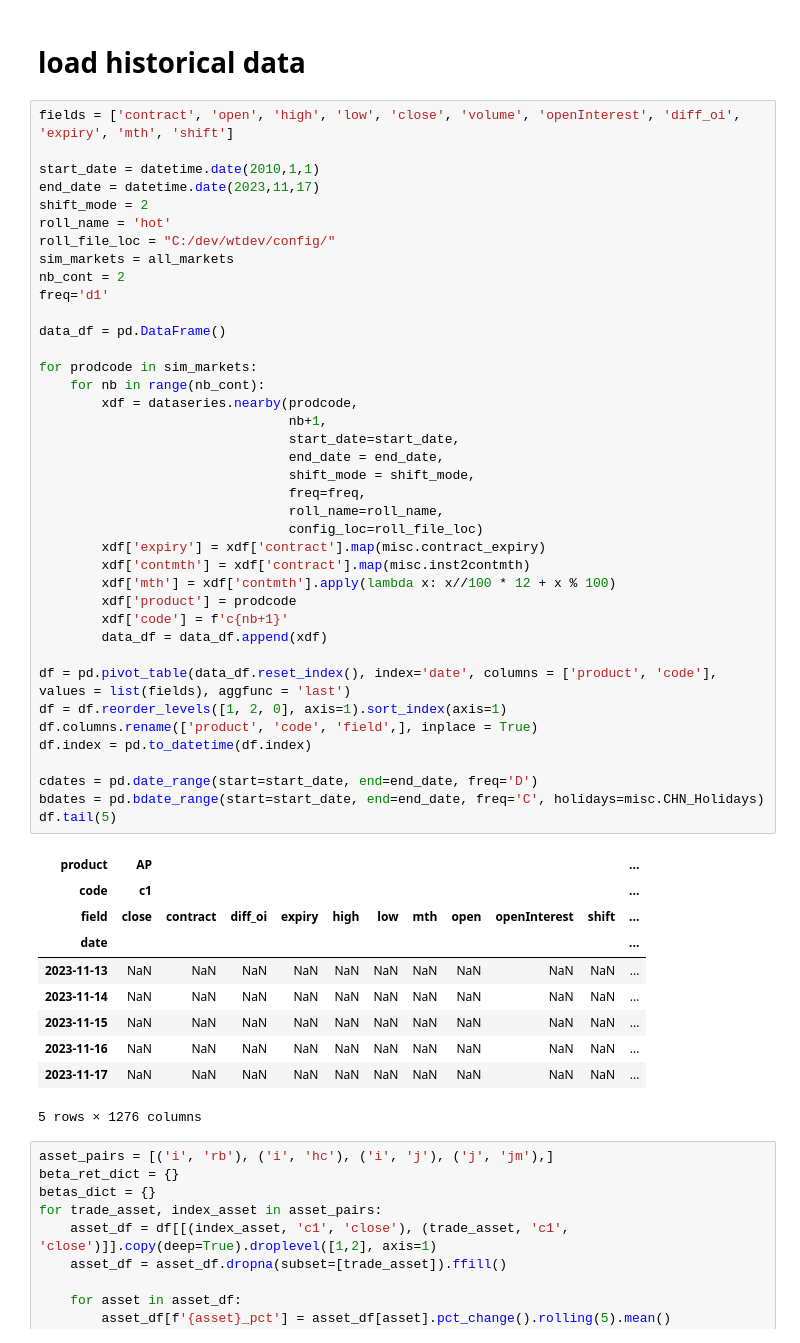
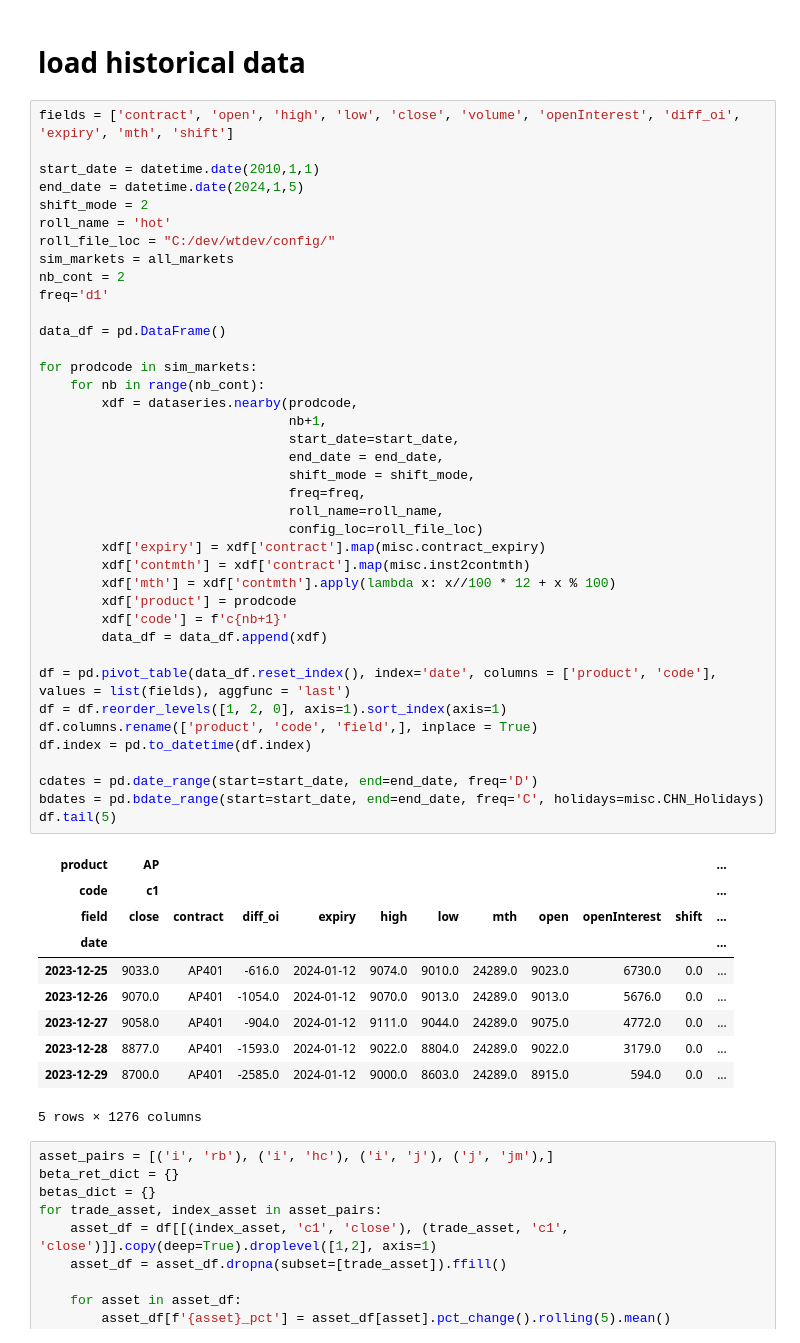
Before and after one commit to harvey1673/pyktrader3, a Jupyter notebook: bktest/bt_signal - phybasis.ipynb, the cells around one changed output. Drawn from its saved outputs; the diff is of its cells as text.

```diff
--- a/bktest/bt_signal - phybasis.ipynb
+++ b/bktest/bt_signal - phybasis.ipynb
@@ -74,7 +74,7 @@ daily_start_dict = { 'c': datetime.date(2011,1,1), 'm': datetime.date(2011,1,1),
 fields = ['contract', 'open', 'high', 'low', 'close', 'volume', 'openInterest', 'diff_oi', 'expiry', 'mth', 'shift']
 
 start_date = datetime.date(2010,1,1)
-end_date = datetime.date(2023,11,17)
+end_date = datetime.date(2024,1,5)
 shift_mode = 2
 roll_name = 'hot'
 roll_file_loc = "C:/dev/wtdev/config/"
@@ -87,38 +87,38 @@ data_df = pd.DataFrame()
 for prodcode in sim_markets:
     for nb in range(nb_cont):
         xdf = dataseries.nearby(prodcode,
                                 nb+1,
                                 start_date=start_date,
                                 end_date = end_date,
                                 shift_mode = shift_mode,
                                 freq=freq,
                                 roll_name=roll_name,
                                 config_loc=roll_file_loc)
         xdf['expiry'] = xdf['contract'].map(misc.contract_expiry)
         xdf['contmth'] = xdf['contract'].map(misc.inst2contmth)
         xdf['mth'] = xdf['contmth'].apply(lambda x: x//100 * 12 + x % 100)
         xdf['product'] = prodcode
         xdf['code'] = f'c{nb+1}'
         data_df = data_df.append(xdf)
 
 df = pd.pivot_table(data_df.reset_index(), index='date', columns = ['product', 'code'], values = list(fields), aggfunc = 'last')
 df = df.reorder_levels([1, 2, 0], axis=1).sort_index(axis=1)
 df.columns.rename(['product', 'code', 'field',], inplace = True)
 df.index = pd.to_datetime(df.index)
 
 cdates = pd.date_range(start=start_date, end=end_date, freq='D')
 bdates = pd.bdate_range(start=start_date, end=end_date, freq='C', holidays=misc.CHN_Holidays)
 df.tail(5)
 # %% [output]
 | product | AP |  |  |  |  |  |  |  |  |  | ... |
 | code | c1 |  |  |  |  |  |  |  |  |  | ... |
 | field | close | contract | diff_oi | expiry | high | low | mth | open | openInterest | shift | ... |
 | date |  |  |  |  |  |  |  |  |  |  | ... |
-| 2023-11-13 | NaN | NaN | NaN | NaN | NaN | NaN | NaN | NaN | NaN | NaN | ... |
-| 2023-11-14 | NaN | NaN | NaN | NaN | NaN | NaN | NaN | NaN | NaN | NaN | ... |
-| 2023-11-15 | NaN | NaN | NaN | NaN | NaN | NaN | NaN | NaN | NaN | NaN | ... |
-| 2023-11-16 | NaN | NaN | NaN | NaN | NaN | NaN | NaN | NaN | NaN | NaN | ... |
-| 2023-11-17 | NaN | NaN | NaN | NaN | NaN | NaN | NaN | NaN | NaN | NaN | ... |
+| 2023-12-25 | 9033.0 | AP401 | -616.0 | 2024-01-12 | 9074.0 | 9010.0 | 24289.0 | 9023.0 | 6730.0 | 0.0 | ... |
+| 2023-12-26 | 9070.0 | AP401 | -1054.0 | 2024-01-12 | 9070.0 | 9013.0 | 24289.0 | 9013.0 | 5676.0 | 0.0 | ... |
+| 2023-12-27 | 9058.0 | AP401 | -904.0 | 2024-01-12 | 9111.0 | 9044.0 | 24289.0 | 9075.0 | 4772.0 | 0.0 | ... |
+| 2023-12-28 | 8877.0 | AP401 | -1593.0 | 2024-01-12 | 9022.0 | 8804.0 | 24289.0 | 9022.0 | 3179.0 | 0.0 | ... |
+| 2023-12-29 | 8700.0 | AP401 | -2585.0 | 2024-01-12 | 9000.0 | 8603.0 | 24289.0 | 8915.0 | 594.0 | 0.0 | ... |
 5 rows × 1276 columns
 # %%
 asset_pairs = [('i', 'rb'), ('i', 'hc'), ('i', 'j'), ('j', 'jm'),]
```
Also changed, not shown: parts of 6 cells of this notebook, 7 other files.
